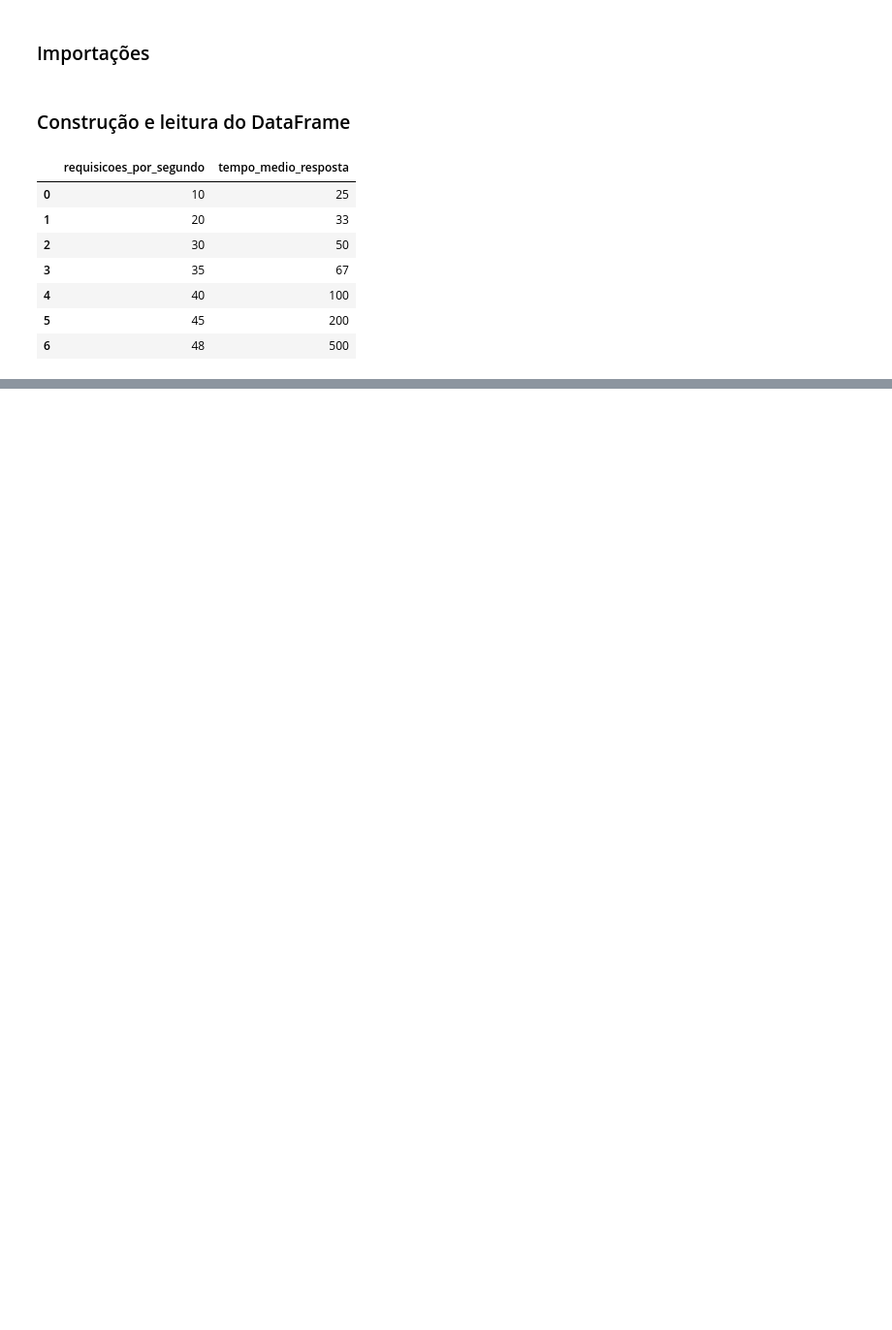
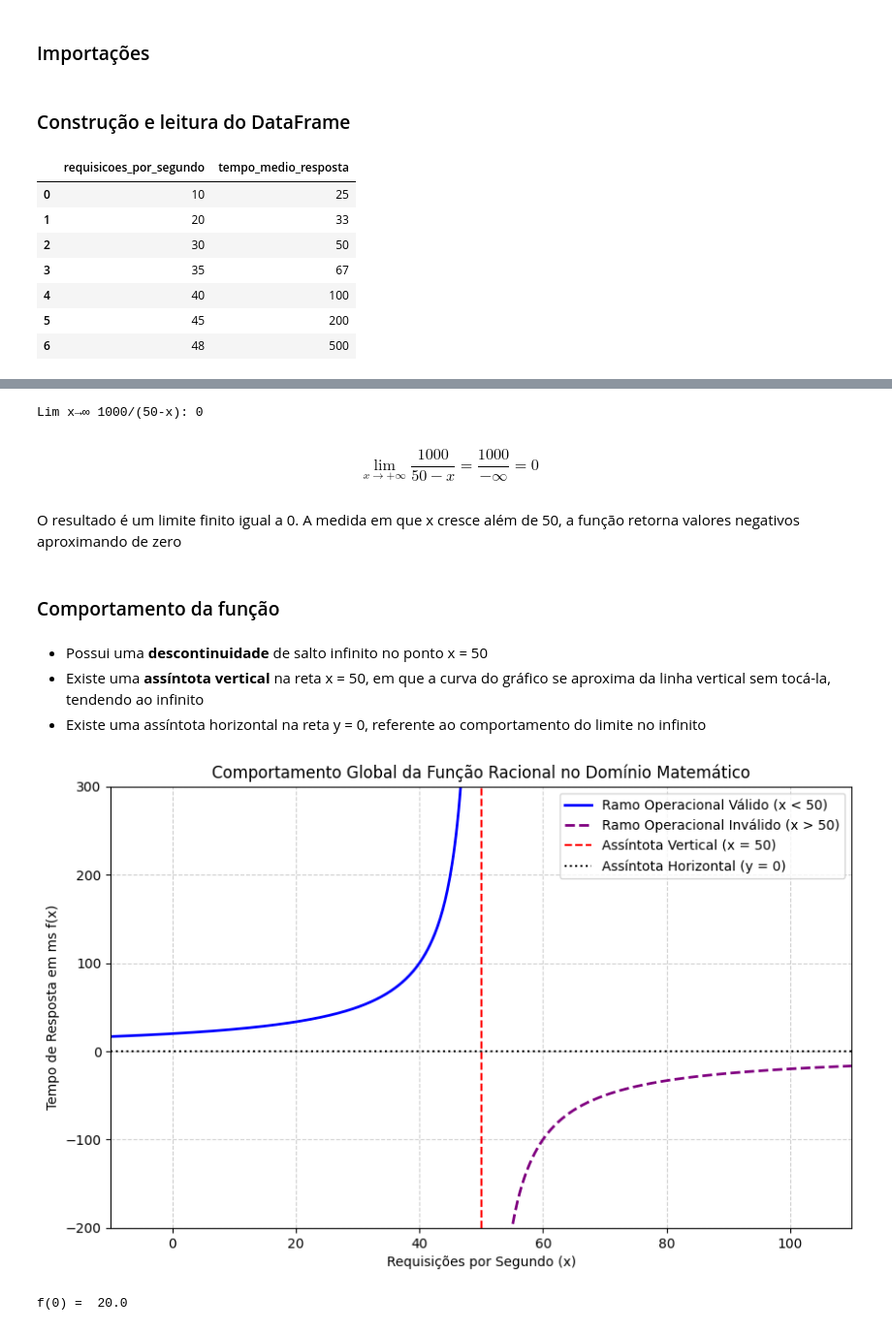
Before and after one commit to liviapisanello/cp4-calculo, a Jupyter notebook: cp4.ipynb, the cells around one changed output, grey strips where cells are left out. Shown at 97% size. Cells and saved outputs as stored; diff of their text form; code cells hidden in the pictures; blank space fills up the shorter version.

```diff
--- a/cp4.ipynb
+++ b/cp4.ipynb
@@ -51,0 +166,73 @@ display(df)
+# %%
+limite_infinito = sp.limit(f_x, x, sp.oo)
+print("Lim x→∞ 1000/(50-x):", limite_infinito)
+# %% [output]
+Lim x→∞ 1000/(50-x): 0
+# %% [markdown]
+$$\lim_{x \to +\infty} \frac{1000}{50 - x} = \frac{1000}{-\infty} = 0$$
+# %% [markdown]
+O resultado é um limite finito igual a 0. A medida em que x cresce além de 50, a função retorna valores negativos aproximando de zero
+# %% [markdown]
+### Comportamento da função
+# %% [markdown]
+- Possui uma **descontinuidade** de salto infinito no ponto x = 50
+- Existe uma **assíntota vertical** na reta x = 50, em que a curva do gráfico se aproxima da linha vertical sem tocá-la, tendendo ao infinito
+- Existe uma assíntota horizontal na reta y = 0, referente ao comportamento do limite no infinito
+# %%
+x_ramo1 = np.linspace(-10, 49.5, 300)
+y_ramo1 = 1000 / (50 - x_ramo1)
+
+x_ramo2 = np.linspace(50.5, 110, 300)
+y_ramo2 = 1000 / (50 - x_ramo2)
+
+plt.figure(figsize=(10, 6))
+
+plt.plot(
+    x_ramo1,
+    y_ramo1,
+    color="blue",
+    linewidth=2,
+    label="Ramo Operacional Válido (x < 50)",
+)
+plt.plot(
+    x_ramo2,
+    y_ramo2,
+    color="purple",
+    linestyle="--",
+    linewidth=2,
+    label="Ramo Operacional Inválido (x > 50)",
+)
+
+plt.axvline(
+    x=50,
+    color="red",
+    linestyle="--",
+    linewidth=1.5,
+    label="Assíntota Vertical (x = 50)",
+)
+plt.axhline(
+    y=0,
+    color="black",
+    linestyle=":",
+    linewidth=1.5,
+    label="Assíntota Horizontal (y = 0)",
+)
+
+plt.title(
+    "Comportamento Global da Função Racional no Domínio Matemático", fontsize=12
+)
+plt.xlabel("Requisições por Segundo (x)", fontsize=10)
+plt.ylabel("Tempo de Resposta em ms f(x)", fontsize=10)
+plt.ylim(-200, 300)
+plt.xlim(-10, 110)
+plt.grid(True, linestyle="--", alpha=0.6)
+plt.legend()
+plt.show()
+# %% [output]
+[figure, added]
+# %%
+# ao substituir x = 0 na função:
+f_0 = 1000 / (50 - 0)
+print("f(0) = ", f_0)
+# %% [output]
+f(0) =  20.0
```
Also changed, not shown: parts of 36 cells of this notebook, 1 other file.
